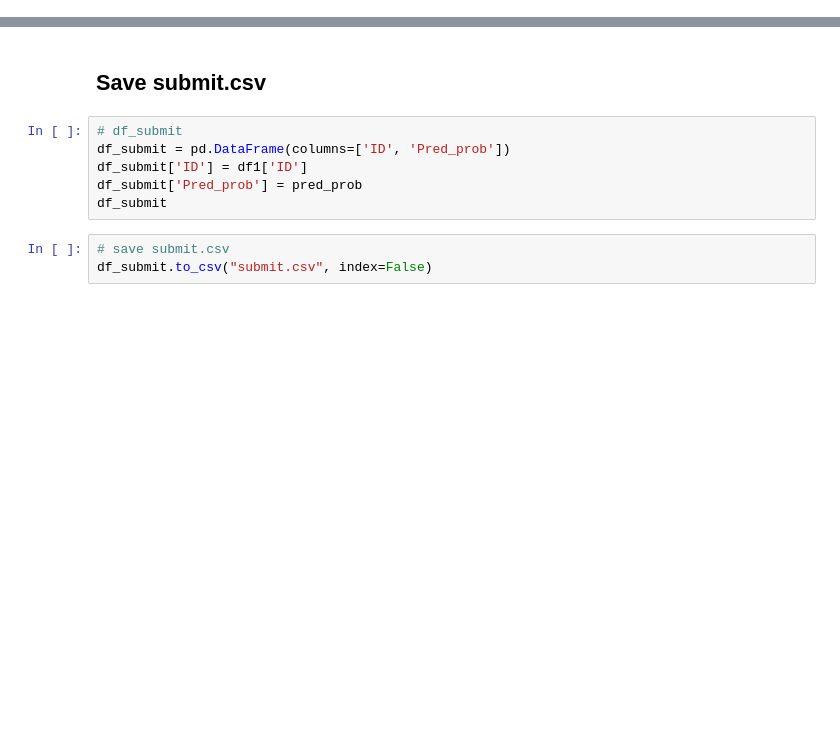
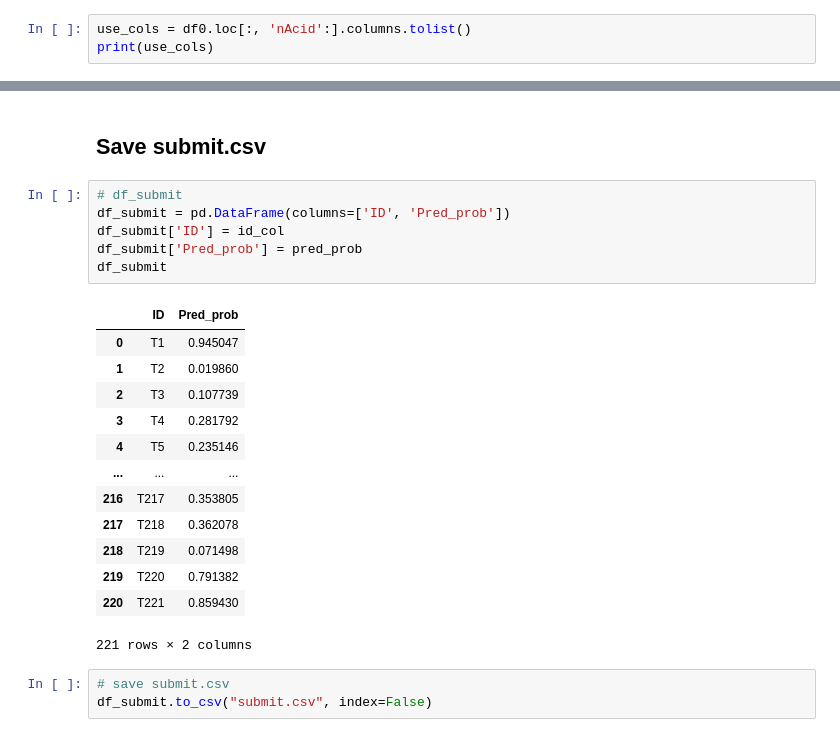
Before and after one commit to Abathur0u0/VirtualScreening_github, a Jupyter notebook: Day3_classifier_demo.ipynb, the cells around one changed output, grey strips where cells are left out. Cells and saved outputs as stored; diff of their text form; blank space fills up the shorter version.

Commit message:
add 1st submit.csv (KNN_n=5, SVM_C=1.0) and 1st trained model

```diff
--- a/Day3_classifier_demo.ipynb
+++ b/Day3_classifier_demo.ipynb
@@ -36,0 +82,3 @@ print(df0.loc[:, 'nAcid':].columns)
+# %%
+use_cols = df0.loc[:, 'nAcid':].columns.tolist()
+print(use_cols)
@@ -257,9 +453,23 @@ print("pred_prob shape =", pred_prob.shape)
 # %%
 # df_submit
 df_submit = pd.DataFrame(columns=['ID', 'Pred_prob'])
-df_submit['ID'] = df1['ID']
+df_submit['ID'] = id_col
 df_submit['Pred_prob'] = pred_prob
 df_submit
+# %% [output]
+|  | ID | Pred_prob |
+| 0 | T1 | 0.945047 |
+| 1 | T2 | 0.019860 |
+| 2 | T3 | 0.107739 |
+| 3 | T4 | 0.281792 |
+| 4 | T5 | 0.235146 |
+| ... | ... | ... |
+| 216 | T217 | 0.353805 |
+| 217 | T218 | 0.362078 |
+| 218 | T219 | 0.071498 |
+| 219 | T220 | 0.791382 |
+| 220 | T221 | 0.859430 |
+221 rows × 2 columns
 # %%
 # save submit.csv
 df_submit.to_csv("submit.csv", index=False)
```
Also changed, not shown: parts of 25 cells of this notebook, 3 other files.
